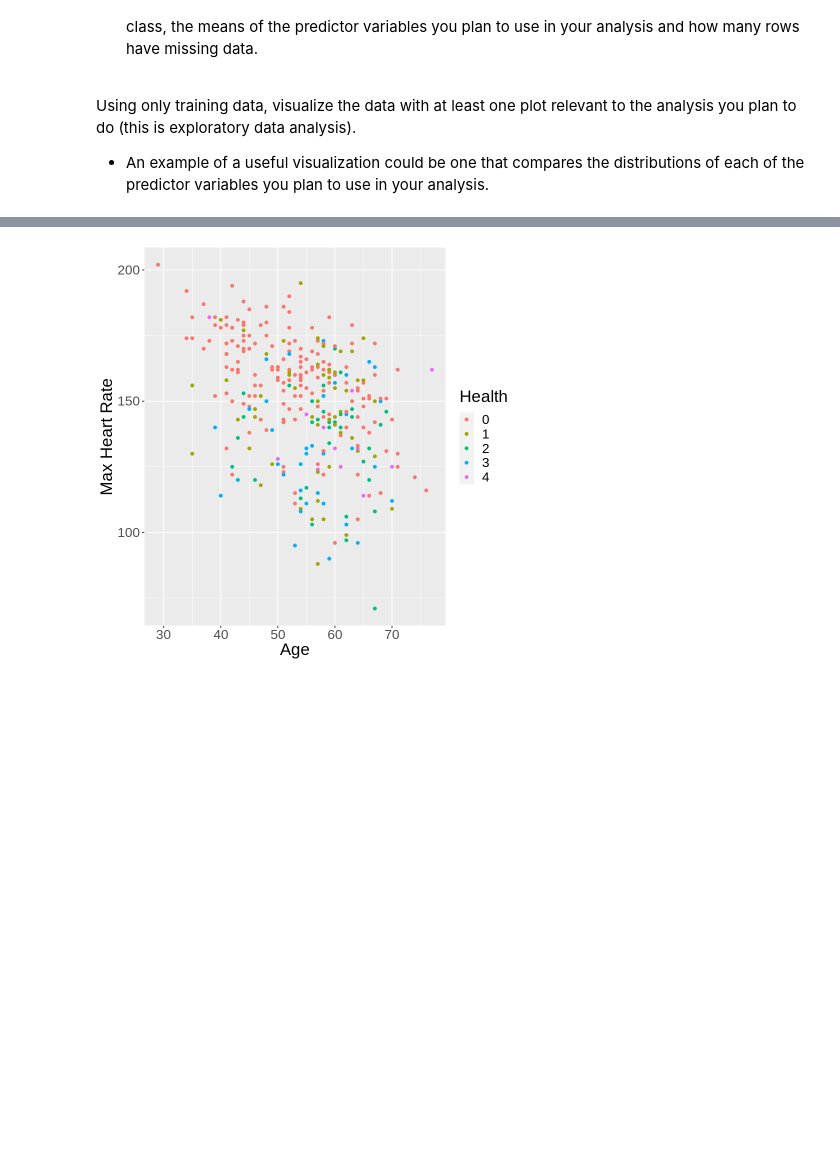
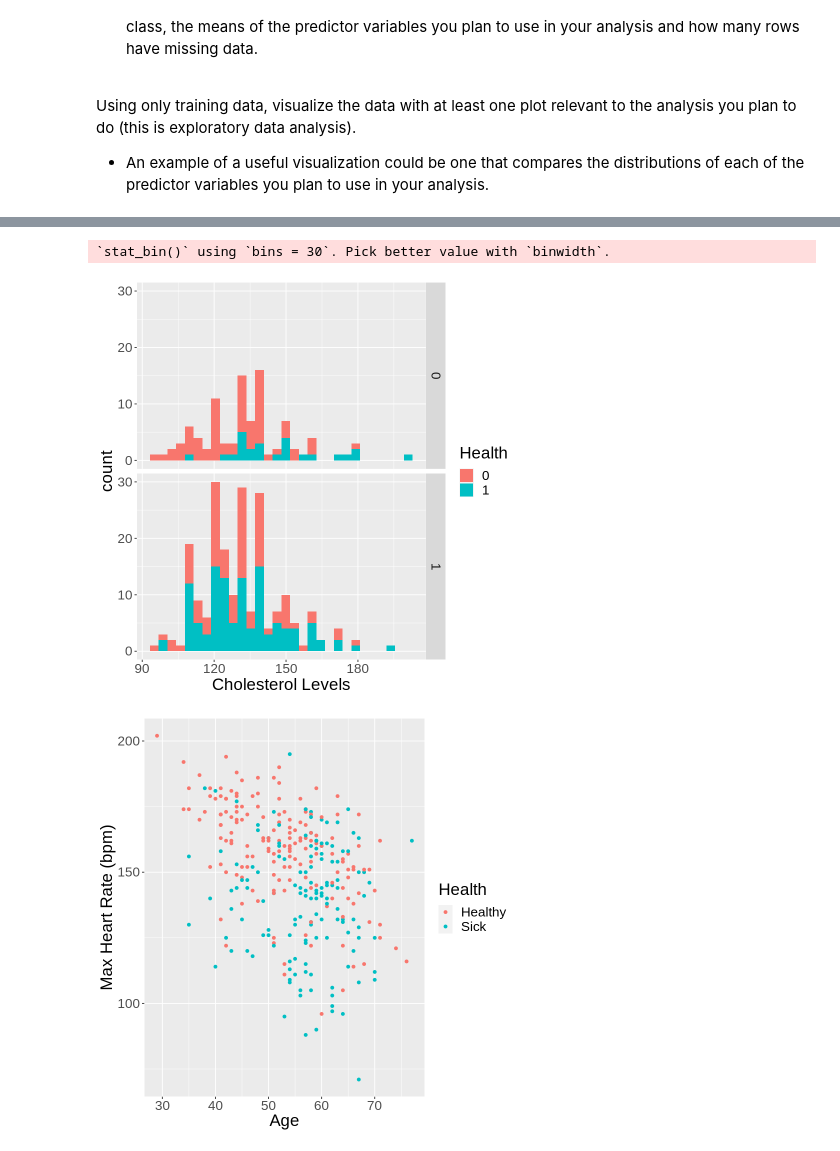
Before and after one commit to Sparsh-I/dsci-group-38, a Jupyter notebook: group_proposal.ipynb, the cells around one changed output, grey strips where cells are left out. Cells and saved outputs as stored; diff of their text form; code cells hidden in the pictures; blank space fills up the shorter version.

Commit message:
Changed and added another visualisation

```diff
--- a/group_proposal.ipynb
+++ b/group_proposal.ipynb
@@ -33,6 +33,8 @@ options(repr.matrix.max.rows = 6)
 heart_data<- read_csv(url("https://archive.ics.uci.edu/ml/machine-learning-databases/heart-disease/processed.cleveland.data"), col_names = FALSE) |>
     select(X1, X2, X4, X5, X8, X14)
 colnames(heart_data) <- make.names(c("age", "sex", "restbps", "cholesterol", "maxbpm", "health"))
+
+heart_data["health"][heart_data["health"] == 2 | heart_data["health"] == 3 | heart_data["health"] == 4] <- 1
 heart_data
 # %% [output]
 Rows: 303 Columns: 14
@@ -56,12 +68,23 @@ A tibble: 303 × 6
 # %%
 heart_data_plot <- heart_data |>
+    ggplot(aes(x = restbps, fill = as_factor(health))) +
+    geom_histogram() +
+    facet_grid(rows = vars(sex)) +
+    labs(x = "Cholesterol Levels", fill = "Health") +
+    theme(text = element_text(size = 20))
+heart_data_plot
+
+heart_data_plot2 <- heart_data |>
     ggplot(aes(x = age, y = maxbpm, colour = as_factor(health))) +
     geom_point() +
-    labs(x = "Age", y = "Max Heart Rate", colour = "Health") +
+    labs(x = "Age", y = "Max Heart Rate (bpm)", colour = "Health") +
+    scale_colour_discrete(labels = c("Healthy", "Sick")) +
     theme(text = element_text(size = 20))
-heart_data_plot
+heart_data_plot2
 # %% [output]
+`stat_bin()` using `bins = 30`. Pick better value with `binwidth`.
-[figure, old version]
+[figure, new version]
+[figure, added]
 # %% [markdown]
 **Methods:**
 
```
Also changed, not shown: parts of 3 cells of this notebook.
